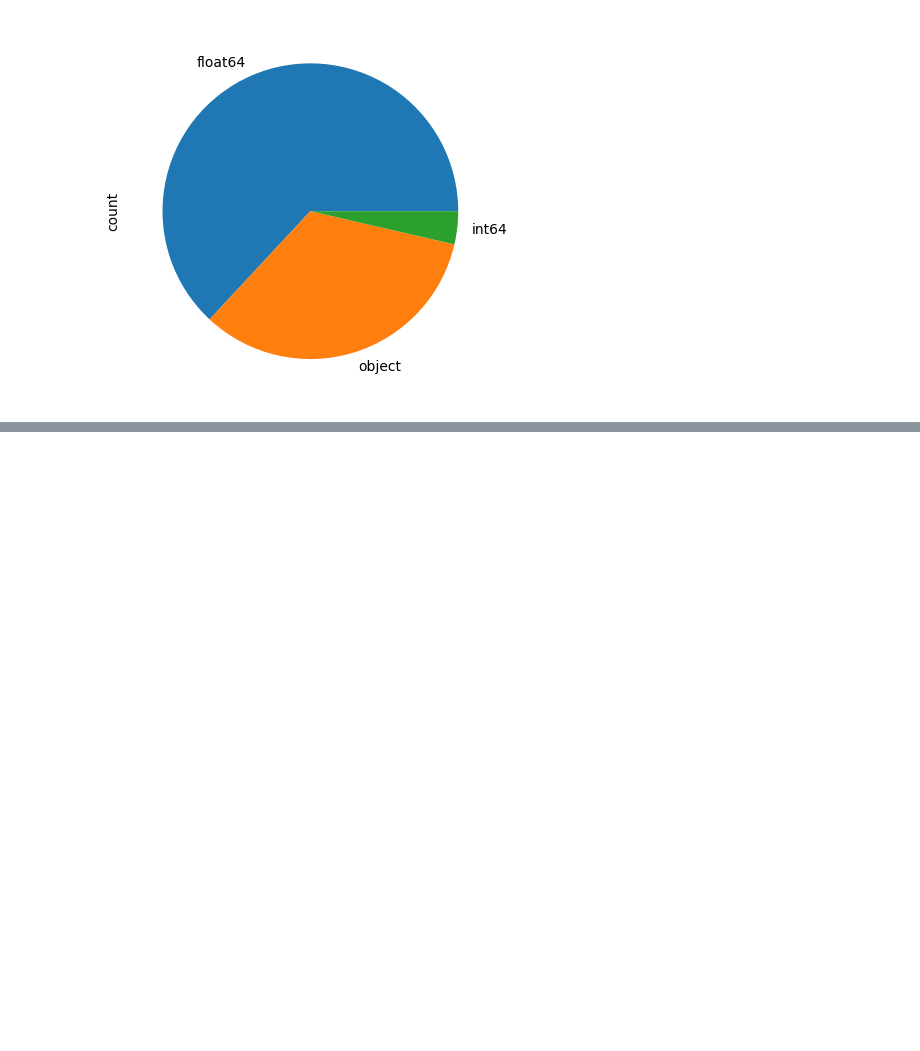
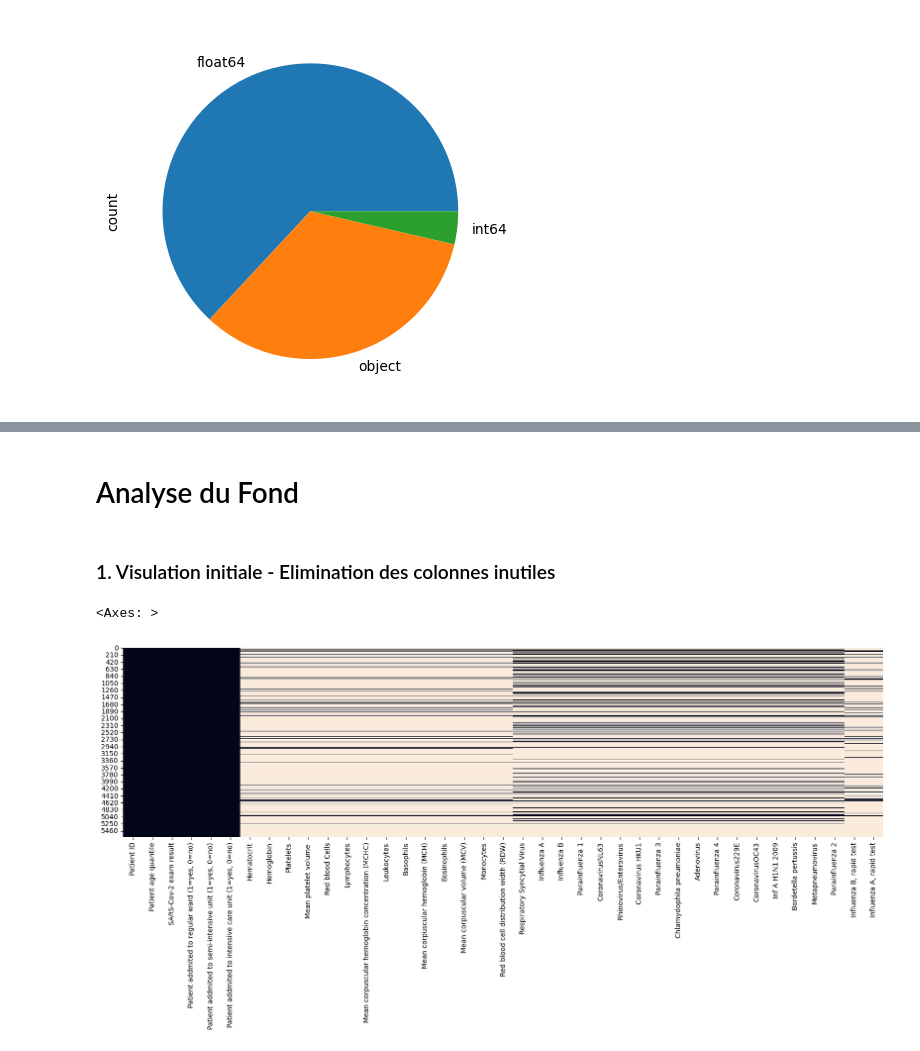
Before and after one commit to KHARBOUCHEBilal/Covid_2019_ML, a Jupyter notebook: run.ipynb, the cells around one changed output, grey strips where cells are left out. Drawn from its saved outputs; the diff is of its cells as text; code cells hidden in the pictures; blank space fills up the shorter version.

```diff
--- a/run.ipynb
+++ b/run.ipynb
@@ -81,0 +110,12 @@ df = data.copy()
+# %% [markdown]
+# Analyse du Fond
+# %% [markdown]
+### 1. Visulation initiale - Elimination des colonnes inutiles
+# %%
+df = df[df.columns[df.isna().sum() / df.shape[0] < 0.9]]# Percentage of missing values
+# %%
+plt.figure(figsize=(20, 5))
+sns.heatmap(df.isnull(), cbar=False)
+# %% [output]
+<Axes: >
+[figure, added]
```
Also changed, not shown: parts of 21 cells of this notebook.
